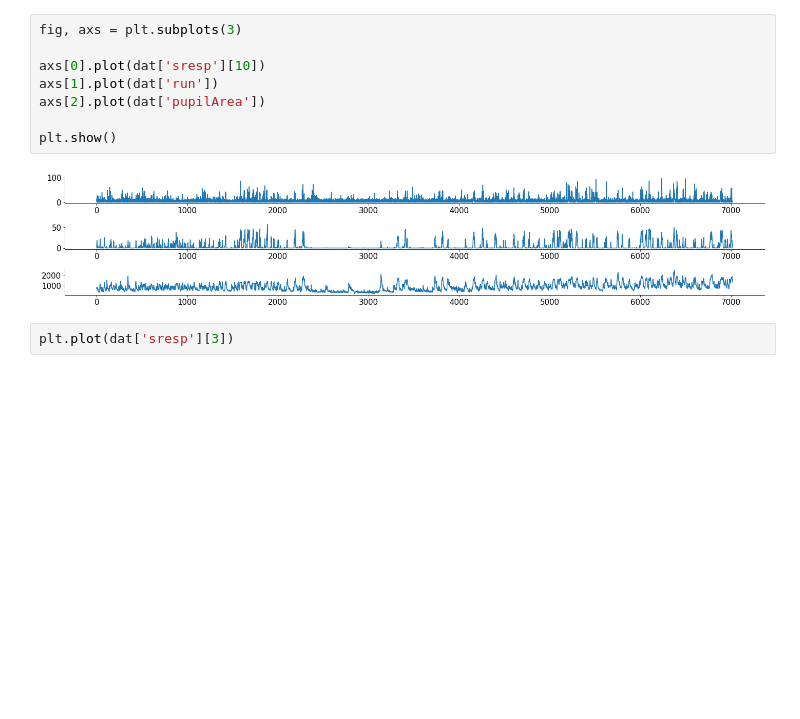
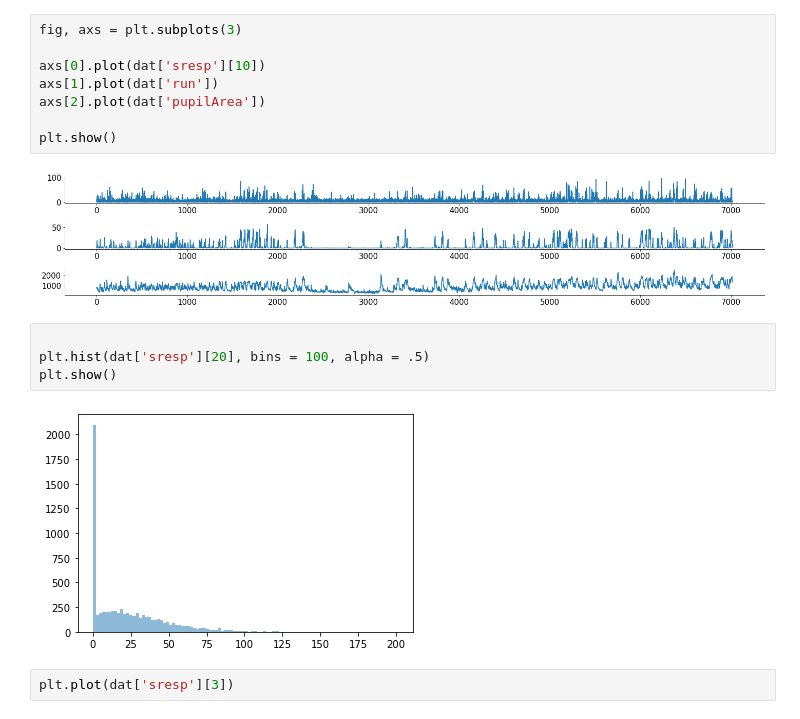
Before and after one commit to xavfunk/nma-koki, a Jupyter notebook: stringer_spontaneous.ipynb, the cells around one changed output. Cells and saved outputs as stored; diff of their text form; blank space fills up the shorter version.

```diff
--- a/stringer_spontaneous.ipynb
+++ b/stringer_spontaneous.ipynb
@@ -78,6 +90,12 @@ axs[2].plot(dat['pupilArea'])
 plt.show()
 # %% [output]
 [figure]
+# %%
+
+plt.hist(dat['sresp'][20], bins = 100, alpha = .5)
+plt.show()
+# %% [output]
+[figure, added]
 # %%
 plt.plot(dat['sresp'][3])
 # %% [output]
```
Also changed, not shown: parts of 3 cells of this notebook, 2 other files.
